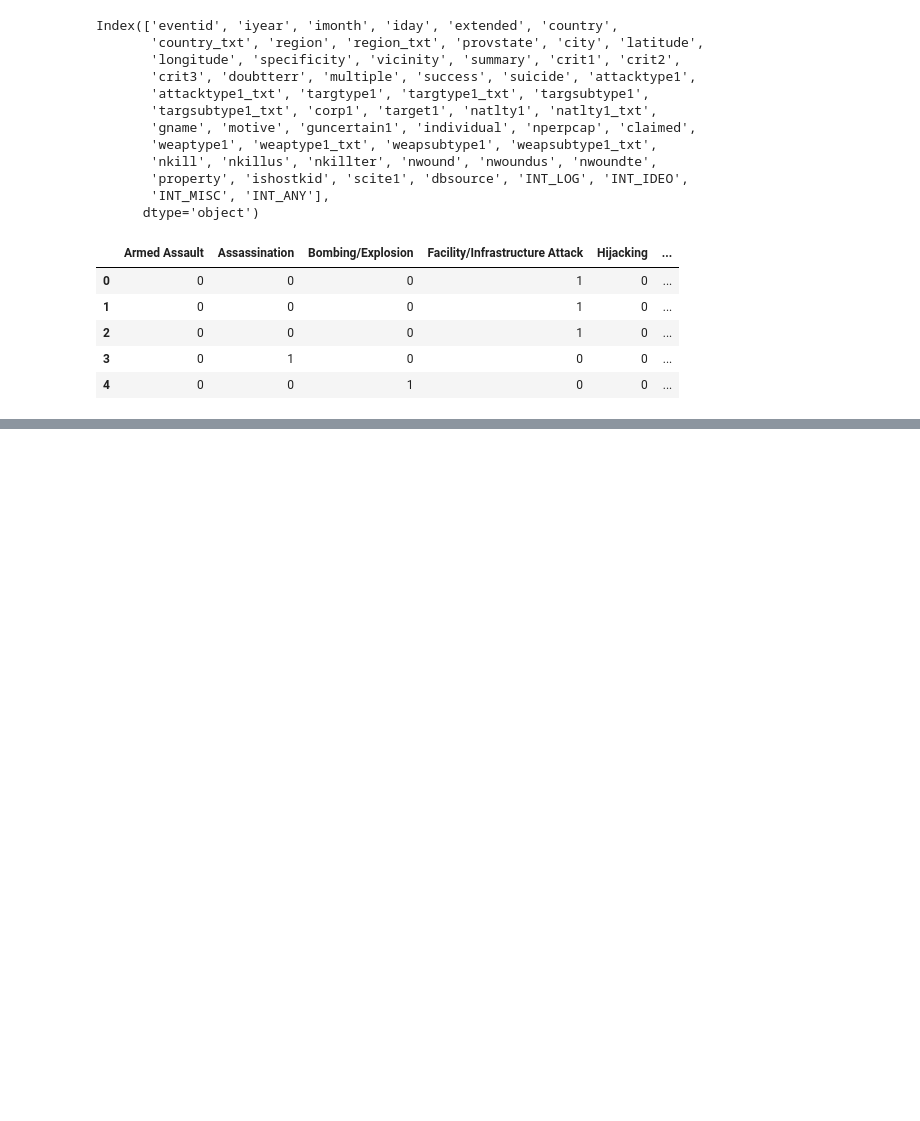
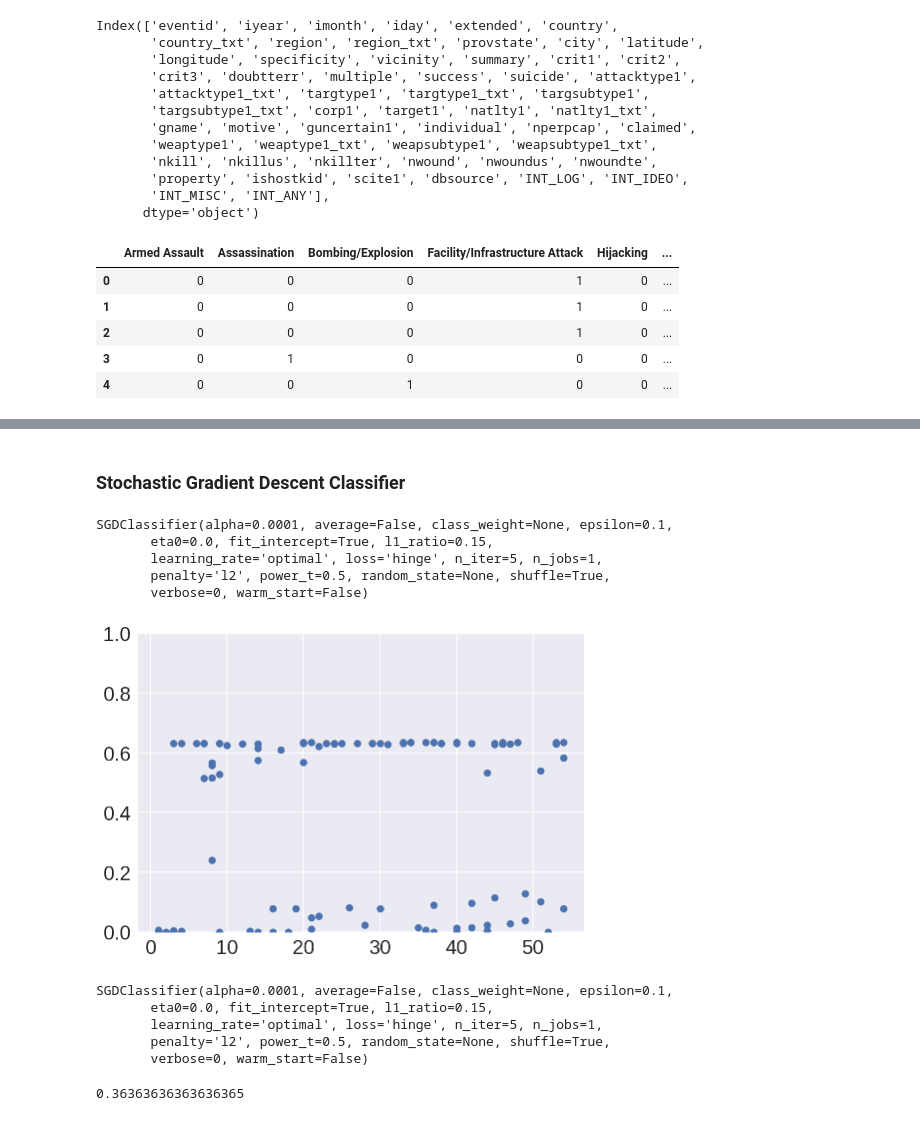
Before and after one commit to rnepal2/Global-Terrorism-Data-Analysis, a Jupyter notebook: gtd_analysis.ipynb, the cells around one changed output, grey strips where cells are left out. Drawn from its saved outputs; the diff is of its cells as text; code cells hidden in the pictures; blank space fills up the shorter version.

Commit message:
prediction models added

```diff
--- a/gtd_analysis.ipynb
+++ b/gtd_analysis.ipynb
@@ -447,0 +447,3 @@ pd.get_dummies(df['attacktype1_txt']).head()
+# %%
+y_train = pd.factorize(tmp['gname'])[0]
+y_train.shape
@@ -447,0 +452,3 @@ pd.get_dummies(df['attacktype1_txt']).head()
+# %%
+x_train = pd.get_dummies(tmp[interesting_columns].drop('gname', axis=1))
+x_train.shape
@@ -447,0 +457,5 @@ pd.get_dummies(df['attacktype1_txt']).head()
+# %%
+# Data preparation for the model input : into list
+
+x_train_list = [x_train.iloc[i].tolist() for i in range(len(x_train))]
+y_train_list = y_train
@@ -447,0 +605,50 @@ pd.get_dummies(df['attacktype1_txt']).head()
+# %% [markdown]
+### Stochastic Gradient Descent Classifier
+# %%
+sgd = SGDClassifier()
+sgd.fit(x_train_list[:100], y_train_list[:100])
+# %% [output]
+SGDClassifier(alpha=0.0001, average=False, class_weight=None, epsilon=0.1,
+       eta0=0.0, fit_intercept=True, l1_ratio=0.15,
+       learning_rate='optimal', loss='hinge', n_iter=5, n_jobs=1,
+       penalty='l2', power_t=0.5, random_state=None, shuffle=True,
+       verbose=0, warm_start=False)
+# %%
+model = SGDClassifier(shuffle=True)
+steps, scores = [], []
+for i in range(100):
+
+    i = random.randint(1, 54)
+
+    #print(i)
+
+    xbatch = x_train_list[1000*i:1000*(i+1)]
+    ybatch = y_train_list[1000*i:1000*(i+1)]
+
+        # Train model
+    model.partial_fit(xbatch, ybatch, classes=np.unique(y_train_list))
+    score_val = model.score(x_train_list[53000:], y_train_list[53000:])
+
+        # store data
+    steps.append(i)
+    scores.append(score_val)
+# %%
+plt.scatter(steps, scores)
+#plt.plot(steps, scores)
+plt.ylim(0, 1)
+plt.show()
+# %% [output]
+[figure, added]
+# %%
+sgd = SGDClassifier()
+sgd.fit(x_train_list[:54000], y_train_list[:54000])
+# %% [output]
+SGDClassifier(alpha=0.0001, average=False, class_weight=None, epsilon=0.1,
+       eta0=0.0, fit_intercept=True, l1_ratio=0.15,
+       learning_rate='optimal', loss='hinge', n_iter=5, n_jobs=1,
+       penalty='l2', power_t=0.5, random_state=None, shuffle=True,
+       verbose=0, warm_start=False)
+# %%
+sgd.score(x_train_list[54000:], y_train_list[54000:])
+# %% [output]
+0.36363636363636365
```
Also changed, not shown: parts of 31 cells of this notebook.
